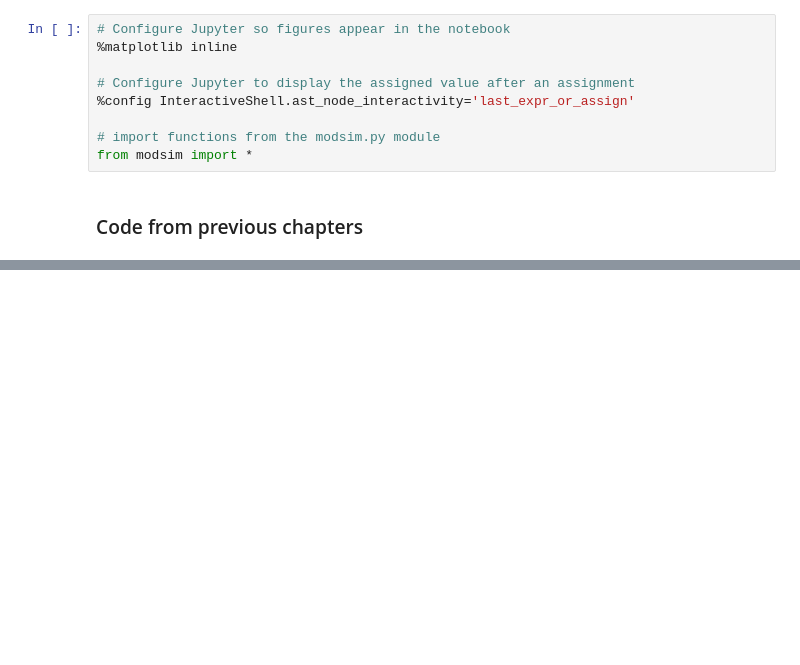
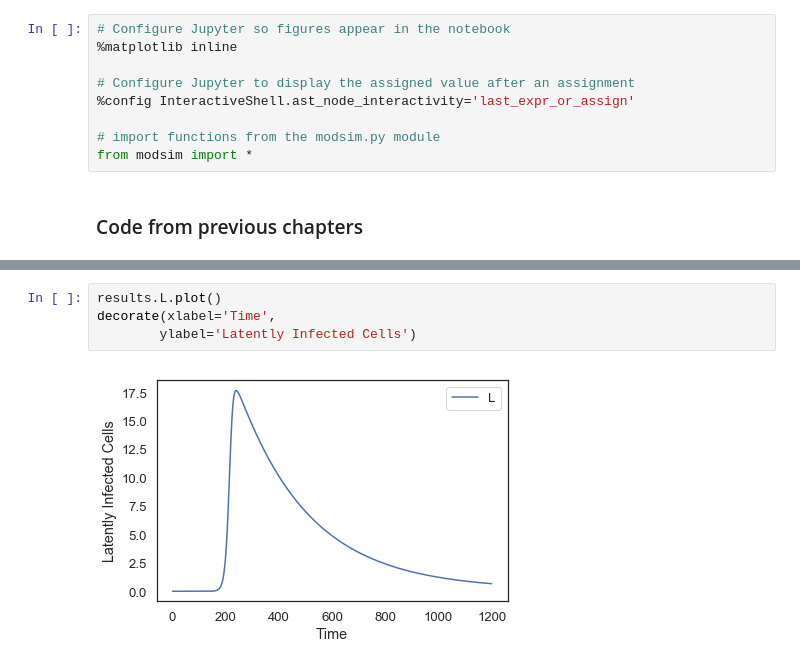
Before and after one commit to s-kuppusamy/ModSimPy, a Jupyter notebook: code/hiv_model.ipynb, the cells around one changed output, grey strips where cells are left out. Cells and saved outputs as stored; diff of their text form; blank space fills up the shorter version.

```diff
--- a/code/hiv_model.ipynb
+++ b/code/hiv_model.ipynb
@@ -255,0 +120,6 @@ np.interp(0.26, frac_infected_series, frac_infected_series.index)
+# %%
+results.L.plot()
+decorate(xlabel='Time',
+        ylabel='Latently Infected Cells')
+# %% [output]
+[figure, added]
```
Also changed, not shown: parts of 45 cells of this notebook.
